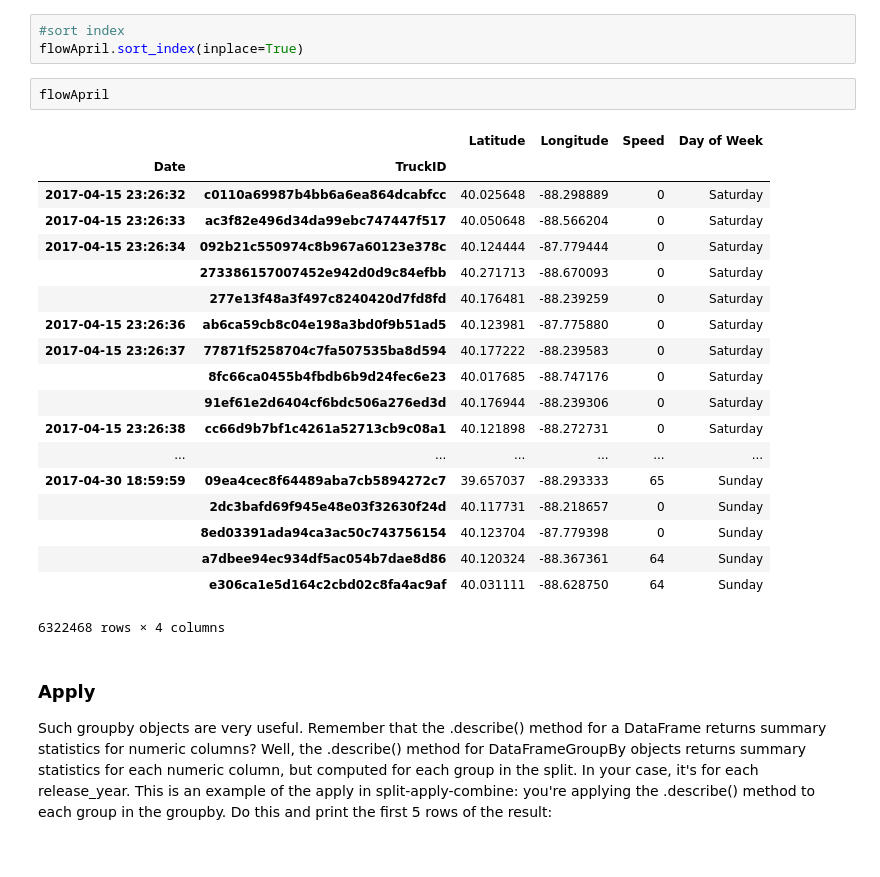
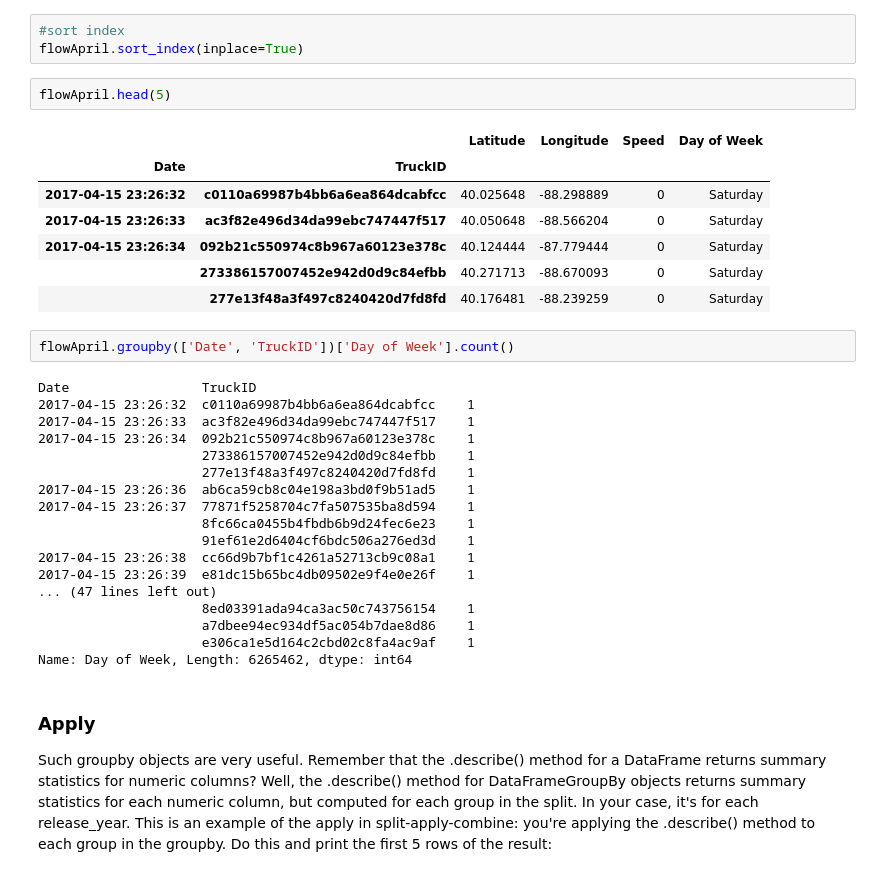
Before and after one commit to racovarrubias/TrafficFlow, a Jupyter notebook: Notebooks/GroupBy Examples.ipynb, the cells around one changed output. Saved outputs shown, nothing was run; the diff lists cells and outputs as text.

```diff
--- a/Notebooks/GroupBy Examples.ipynb
+++ b/Notebooks/GroupBy Examples.ipynb
@@ -115,27 +115,35 @@ To be able to slice with multi-index, I need to sort the index first.
 #sort index
 flowApril.sort_index(inplace=True)
 # %%
-flowApril
+flowApril.head(5)
 # %% [output]
 |  |  | Latitude | Longitude | Speed | Day of Week |
 | Date | TruckID |  |  |  |  |
 | 2017-04-15 23:26:32 | c0110a69987b4bb6a6ea864dcabfcc | 40.025648 | -88.298889 | 0 | Saturday |
 | 2017-04-15 23:26:33 | ac3f82e496d34da99ebc747447f517 | 40.050648 | -88.566204 | 0 | Saturday |
 | 2017-04-15 23:26:34 | 092b21c550974c8b967a60123e378c | 40.124444 | -87.779444 | 0 | Saturday |
 |  | 273386157007452e942d0d9c84efbb | 40.271713 | -88.670093 | 0 | Saturday |
 |  | 277e13f48a3f497c8240420d7fd8fd | 40.176481 | -88.239259 | 0 | Saturday |
-| 2017-04-15 23:26:36 | ab6ca59cb8c04e198a3bd0f9b51ad5 | 40.123981 | -87.775880 | 0 | Saturday |
-| 2017-04-15 23:26:37 | 77871f5258704c7fa507535ba8d594 | 40.177222 | -88.239583 | 0 | Saturday |
-|  | 8fc66ca0455b4fbdb6b9d24fec6e23 | 40.017685 | -88.747176 | 0 | Saturday |
-|  | 91ef61e2d6404cf6bdc506a276ed3d | 40.176944 | -88.239306 | 0 | Saturday |
-| 2017-04-15 23:26:38 | cc66d9b7bf1c4261a52713cb9c08a1 | 40.121898 | -88.272731 | 0 | Saturday |
-| ... | ... | ... | ... | ... | ... |
-| 2017-04-30 18:59:59 | 09ea4cec8f64489aba7cb5894272c7 | 39.657037 | -88.293333 | 65 | Sunday |
-|  | 2dc3bafd69f945e48e03f32630f24d | 40.117731 | -88.218657 | 0 | Sunday |
-|  | 8ed03391ada94ca3ac50c743756154 | 40.123704 | -87.779398 | 0 | Sunday |
-|  | a7dbee94ec934df5ac054b7dae8d86 | 40.120324 | -88.367361 | 64 | Sunday |
-|  | e306ca1e5d164c2cbd02c8fa4ac9af | 40.031111 | -88.628750 | 64 | Sunday |
-6322468 rows × 4 columns
+# %%
+flowApril.groupby(['Date', 'TruckID'])['Day of Week'].count()
+# %% [output]
+Date                 TruckID
+2017-04-15 23:26:32  c0110a69987b4bb6a6ea864dcabfcc    1
+2017-04-15 23:26:33  ac3f82e496d34da99ebc747447f517    1
+2017-04-15 23:26:34  092b21c550974c8b967a60123e378c    1
+                     273386157007452e942d0d9c84efbb    1
+                     277e13f48a3f497c8240420d7fd8fd    1
+2017-04-15 23:26:36  ab6ca59cb8c04e198a3bd0f9b51ad5    1
+2017-04-15 23:26:37  77871f5258704c7fa507535ba8d594    1
+                     8fc66ca0455b4fbdb6b9d24fec6e23    1
+                     91ef61e2d6404cf6bdc506a276ed3d    1
+2017-04-15 23:26:38  cc66d9b7bf1c4261a52713cb9c08a1    1
+2017-04-15 23:26:39  e81dc15b65bc4db09502e9f4e0e26f    1
+... (47 lines left out)
+                     8ed03391ada94ca3ac50c743756154    1
+                     a7dbee94ec934df5ac054b7dae8d86    1
+                     e306ca1e5d164c2cbd02c8fa4ac9af    1
+Name: Day of Week, Length: 6265462, dtype: int64
 # %% [markdown]
 ### Apply
 
```
